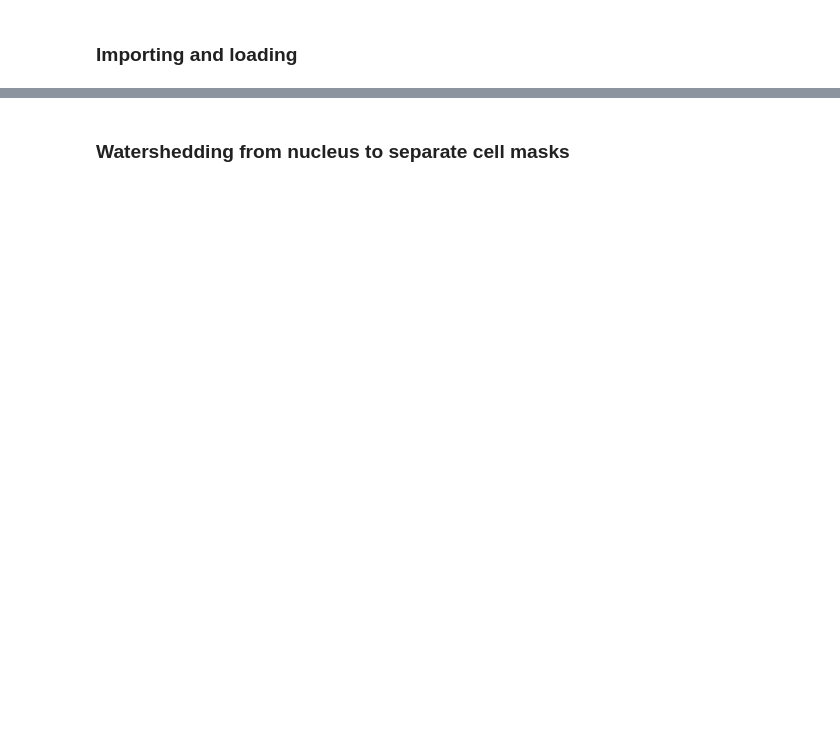
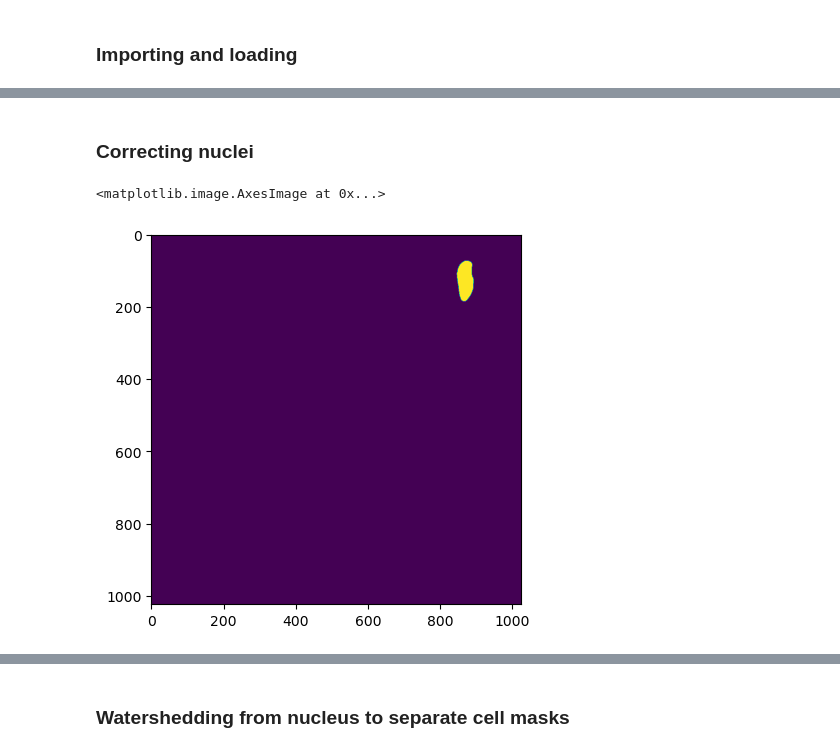
Before and after one commit to fmi-basel/singlemolecule-tracking, a Jupyter notebook: ipa/00_roi-selection/2D_neuron_mask_creation.ipynb, the cells around one changed output, grey strips where cells are left out. Drawn from its saved outputs; the diff is of its cells as text; code cells hidden in the pictures; blank space fills up the shorter version.

```diff
--- a/ipa/00_roi-selection/2D_neuron_mask_creation.ipynb
+++ b/ipa/00_roi-selection/2D_neuron_mask_creation.ipynb
@@ -49,0 +41,10 @@ for file in image_files_sorted:
+# %%
+# Import masks
+
+mask_cell_dir = '/Volumes/gchao/bamfaile/Analysis/ACTB-KI/00_Batch20250214_iNs/D5/Parthenolide8hrs/ROIs/Whole_cell'
+mask_cell_path = os.path.join(mask_cell_dir,'*.tif')
+mask_cell_files = np.sort(glob.glob(mask_cell_path))
+
+mask_nucleus_dir = '/Volumes/gchao/bamfaile/Analysis/ACTB-KI/00_Batch20250214_iNs/D5/Parthenolide8hrs/ROIs/Nucleus'
+mask_nucleus_path = os.path.join(mask_nucleus_dir,'*.tif')
+mask_nucleus_files = np.sort(glob.glob(mask_nucleus_path))
@@ -50,8 +59,13 @@ for file in image_files_sorted:
 # %%
-# Read perturbation images into list
+# Read images into list
 
-images_puro = []
+mask_cell = []
+mask_nucleus = []
 
-for file in image_puro_files_sorted:
-    image_puro = imread(file)
-    images_puro.append(image_puro)
+for file in mask_cell_files:
+    image = imread(file)
+    mask_cell.append(image)
+
+for file in mask_nucleus_files:
+    image = imread(file)
+    mask_nucleus.append(image)
@@ -101,13 +71,0 @@ print(len(mask_nucleus_puro_sorted))
-# %%
-# Read images into list
-
-mask_cell = []
-mask_nucleus = []
-
-for file in mask_cell_sorted:
-    image = imread(file)
-    mask_cell.append(image)
-
-for file in mask_nucleus_sorted:
-    image = imread(file)
-    mask_nucleus.append(image)
@@ -134,0 +81,10 @@ ax[1].imshow(mask_nucleus[-2])
+# %% [markdown]
+### Correcting nuclei
+# %%
+# Create copies of cytoplasm masks for manipulation in Napari
+
+mask_nucleus_copy = mask_nucleus.copy()
+plt.imshow(mask_nucleus_copy[-1])
+# %% [output]
+<matplotlib.image.AxesImage at 0x...>
+[figure, added]
```
Also changed, not shown: parts of 41 cells of this notebook, 1 other file.
